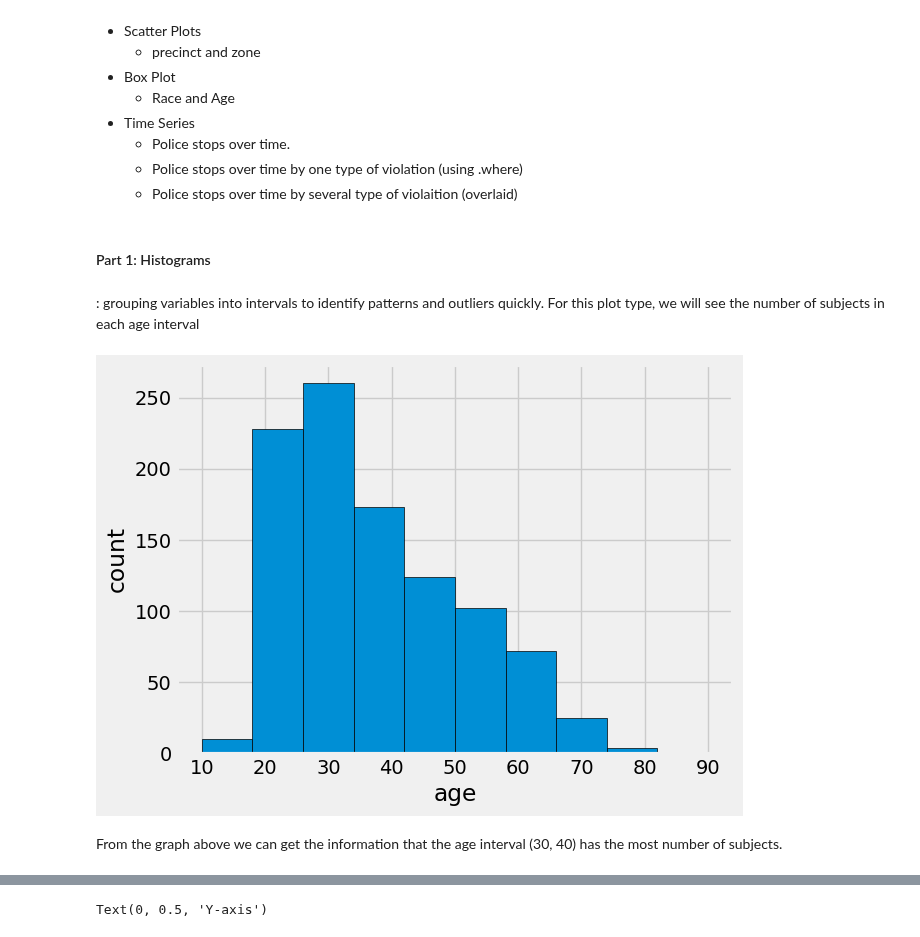
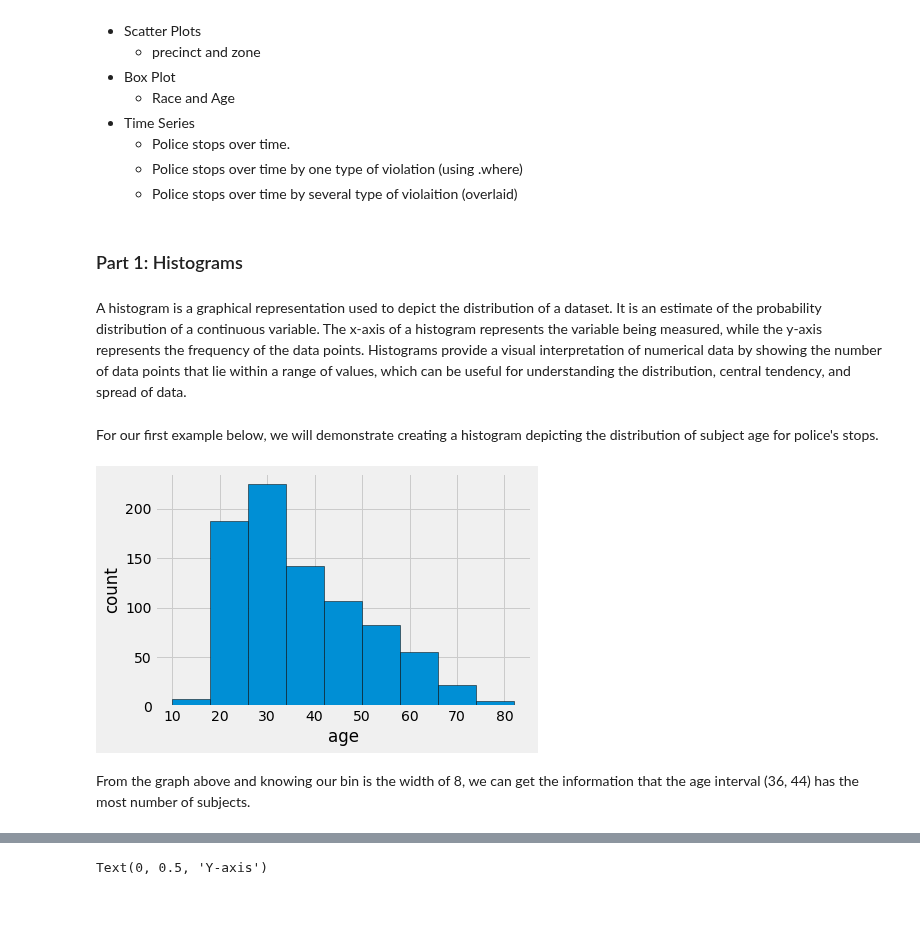
Before and after one commit to ds-modules/Legalst-123, a Jupyter notebook: labs/04_Probability Distributions, Bootstrap, and Confidence Intervals/04_Visualizatio_SummaryStatistics_Aggregations.ipynb, the cells around one changed output, grey strips where cells are left out. Drawn from its saved outputs; the diff is of its cells as text; code cells hidden in the pictures; blank space fills up the shorter version.

```diff
--- a/labs/04_Probability Distributions, Bootstrap, and Confidence Intervals/04_Visualizatio_SummaryStatistics_Aggregations.ipynb
+++ b/labs/04_Probability Distributions, Bootstrap, and Confidence Intervals/04_Visualizatio_SummaryStatistics_Aggregations.ipynb
@@ -391,22 +393,22 @@ answer2
     - Police stops over time by one type of violation (using .where)
     - Police stops over time by several type of violaition (overlaid)
 # %% [markdown]
-#### Part 1:  Histograms
+### Part 1:  Histograms
-# %% [markdown]
-: grouping variables into intervals to identify patterns and outliers quickly. For this plot type, we will see the number of subjects in each age interval
+# %% [markdown]
+A histogram is a graphical representation used to depict the distribution of a dataset. It is an estimate of the probability distribution of a continuous variable. The x-axis of a histogram represents the variable being measured, while the y-axis represents the frequency of the data points. Histograms provide a visual interpretation of numerical data by showing the number of data points that lie within a range of values, which can be useful for understanding the distribution, central tendency, and spread of data.
+# %% [markdown]
+For our first example below, we will demonstrate creating a histogram depicting the distribution of subject age for police's stops.
 # %%
-#we first need to import the library
-import matplotlib.pyplot as plt
-
-#then we need to specify the number of bins and range of values of the histogram
-num_bins = 10
+# Assuming that we have imported matplotlib (a library you have used in Data C8 too!) above,
+# we first need to specify the number of bins or bin width and range of values of the histogram
+num_bins = np.arange(10, 90, 8)
 hist_range = (10, 90)
 
 plt.hist(stops['subject_age'], bins=num_bins, range=hist_range, edgecolor='k')
 plt.xlabel('age')
 plt.ylabel('count')
 plt.show()
 # %% [output]
-[figure, old version]
+[figure, new version]
 # %% [markdown]
-From the graph above we can get the information that the age interval (30, 40) has the most number of subjects.
+From the graph above and knowing our bin is the width of 8, we can get the information that the age interval (36, 44) has the most number of subjects.
```
Also changed, not shown: parts of 20 cells of this notebook.
